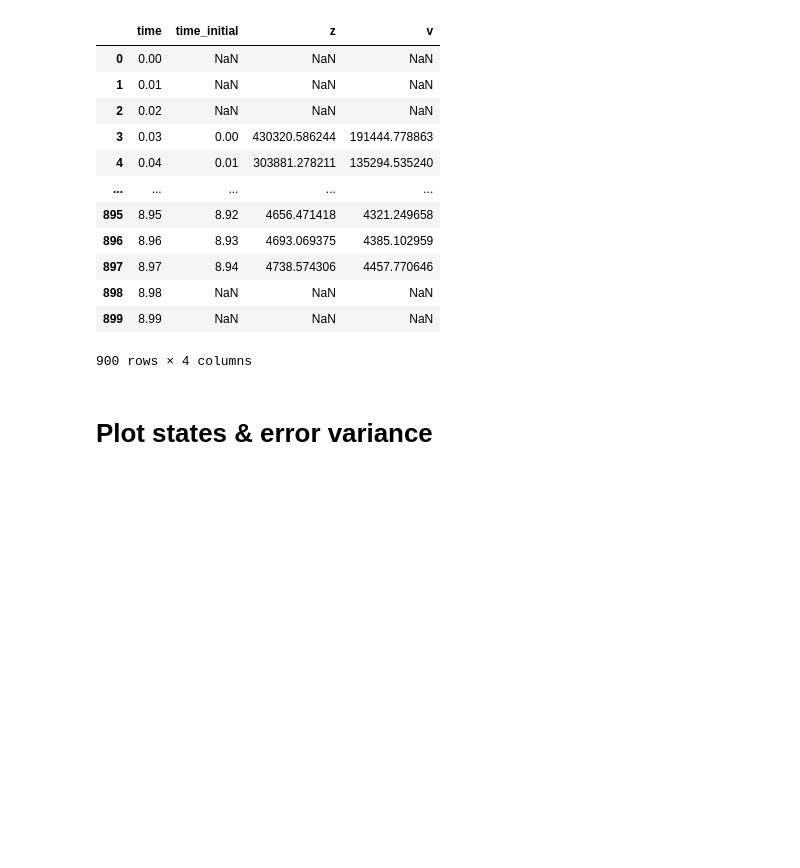
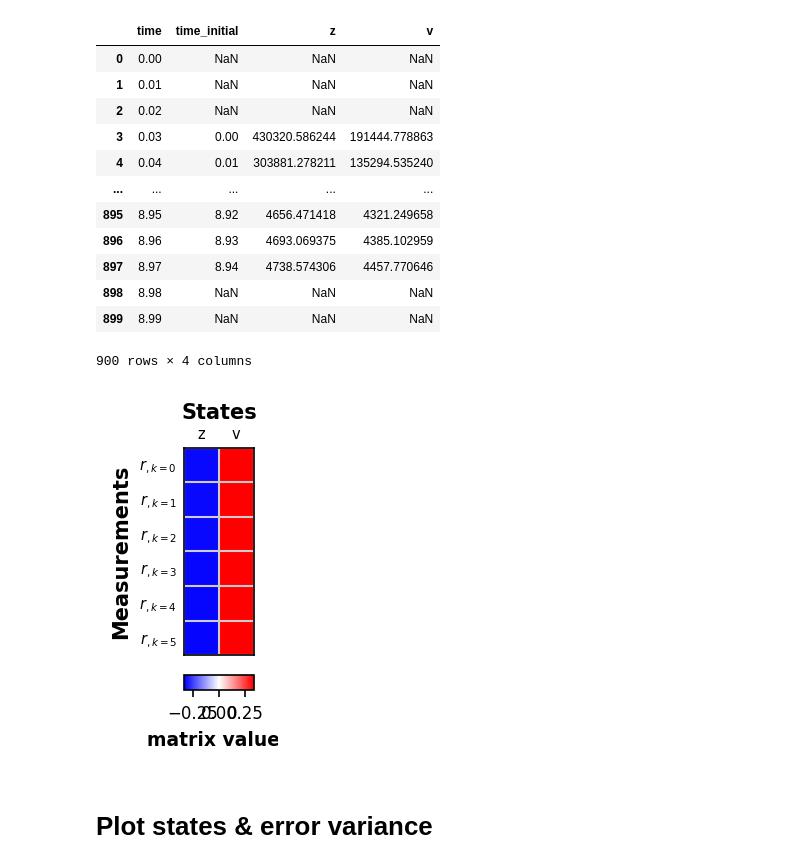
Before and after one commit to vanbreugel-lab/pybounds, a Jupyter notebook: notebooks/mono_camera_example.ipynb, the cells around one changed output. Cells and saved outputs as stored; diff of their text form; code cells hidden in the pictures; blank space fills up the shorter version.

```diff
--- a/notebooks/mono_camera_example.ipynb
+++ b/notebooks/mono_camera_example.ipynb
@@ -134,6 +134,12 @@ EV_aligned
 | 898 | 8.98 | NaN | NaN | NaN |
 | 899 | 8.99 | NaN | NaN | NaN |
 900 rows × 4 columns
+# %%
+# Visualize observability matrix subset
+OI = ObservabilityMatrixImage(O_subset, vmax_percentile=100, vmin_ratio=1.0, cmap='bwr')
+OI.plot()
+# %% [output]
+[figure, added]
 # %% [markdown]
 # Plot states & error variance
 # %%
```
Also changed, not shown: parts of 2 cells of this notebook, 3 other files.
